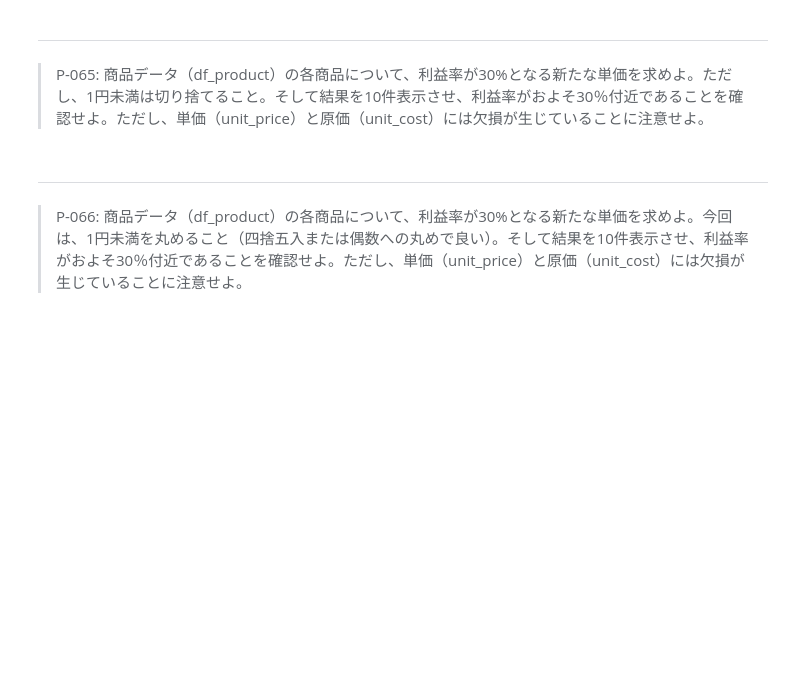
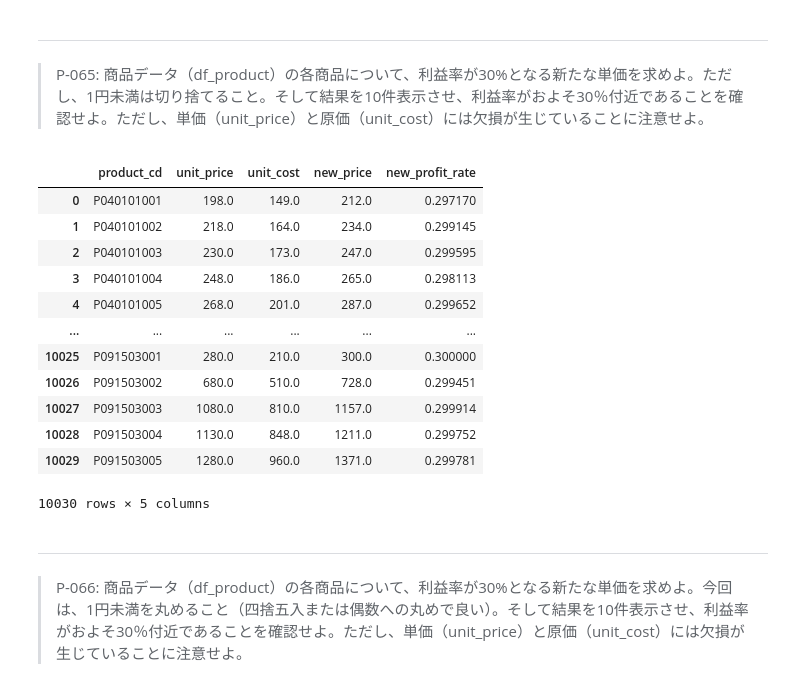
Before and after one commit to koki-sugai/preprocess_knock_Python_sugai, a Jupyter notebook: preprocess_knock_Python_Colab.ipynb, the cells around one changed output. Cells and saved outputs as stored; diff of their text form; code cells hidden in the pictures; blank space fills up the shorter version.

```diff
--- a/preprocess_knock_Python_Colab.ipynb
+++ b/preprocess_knock_Python_Colab.ipynb
@@ -622,6 +761,27 @@ TIPS:
 # %% [markdown]
 ---
 > P-065: 商品データ（df_product）の各商品について、利益率が30%となる新たな単価を求めよ。ただし、1円未満は切り捨てること。そして結果を10件表示させ、利益率がおよそ30％付近であることを確認せよ。ただし、単価（unit_price）と原価（unit_cost）には欠損が生じていることに注意せよ。
+# %%
+# 利益率調整部:
+profit_rate_adjuster = 0.7
+df_tmp = df_product[["product_cd", "unit_price", "unit_cost"]].copy()
+df_tmp["new_price"] = np.floor(df_tmp["unit_cost"] / profit_rate_adjuster)
+df_tmp["new_profit_rate"] = (df_tmp["new_price"] - df_tmp["unit_cost"]) / df_tmp["new_price"]
+df_tmp
+# %% [output]
+|  | product_cd | unit_price | unit_cost | new_price | new_profit_rate |
+| 0 | P040101001 | 198.0 | 149.0 | 212.0 | 0.297170 |
+| 1 | P040101002 | 218.0 | 164.0 | 234.0 | 0.299145 |
+| 2 | P040101003 | 230.0 | 173.0 | 247.0 | 0.299595 |
+| 3 | P040101004 | 248.0 | 186.0 | 265.0 | 0.298113 |
+| 4 | P040101005 | 268.0 | 201.0 | 287.0 | 0.299652 |
+| ... | ... | ... | ... | ... | ... |
+| 10025 | P091503001 | 280.0 | 210.0 | 300.0 | 0.300000 |
+| 10026 | P091503002 | 680.0 | 510.0 | 728.0 | 0.299451 |
+| 10027 | P091503003 | 1080.0 | 810.0 | 1157.0 | 0.299914 |
+| 10028 | P091503004 | 1130.0 | 848.0 | 1211.0 | 0.299752 |
+| 10029 | P091503005 | 1280.0 | 960.0 | 1371.0 | 0.299781 |
+10030 rows × 5 columns
 # %% [markdown]
 ---
 > P-066: 商品データ（df_product）の各商品について、利益率が30%となる新たな単価を求めよ。今回は、1円未満を丸めること（四捨五入または偶数への丸めで良い）。そして結果を10件表示させ、利益率がおよそ30％付近であることを確認せよ。ただし、単価（unit_price）と原価（unit_cost）には欠損が生じていることに注意せよ。
```
Also changed, not shown: parts of 13 cells of this notebook.
